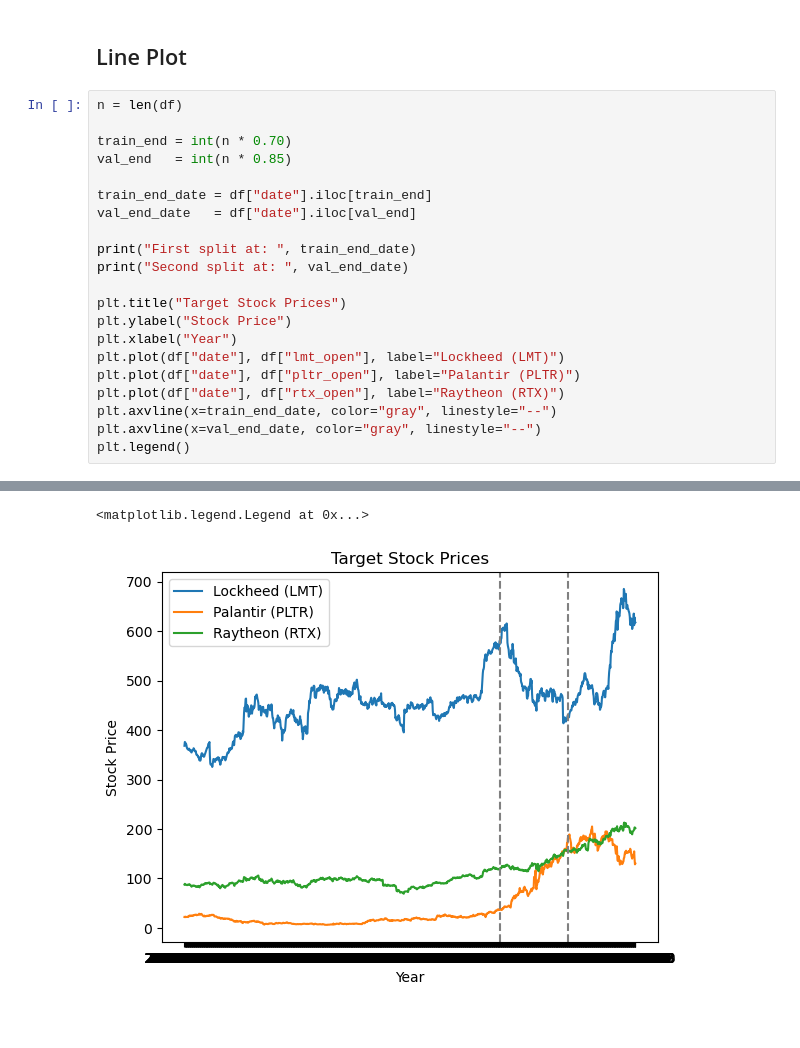
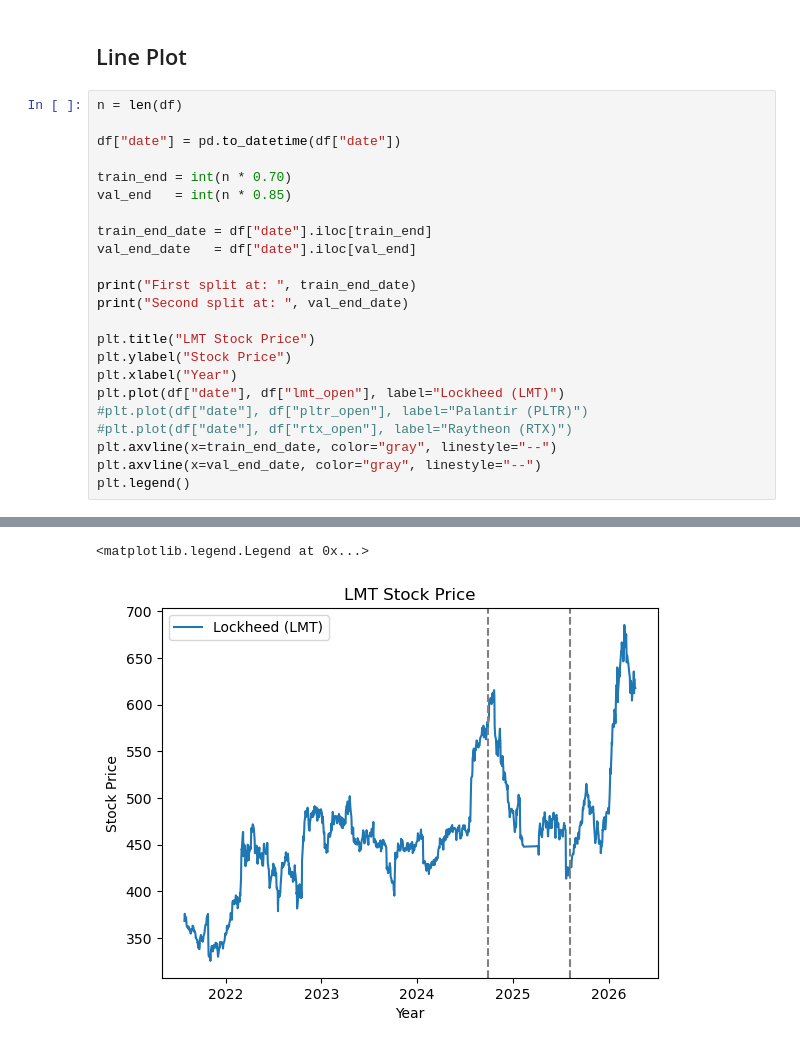
Before and after one commit to GrantThurman/stock-price-predictor, a Jupyter notebook: plots.ipynb, the cells around one changed output, grey strips where cells are left out. Saved outputs shown, nothing was run; the diff lists cells and outputs as text.

Commit message:
Update plots
Small changes to plots in order to use them in our blog

```diff
--- a/plots.ipynb
+++ b/plots.ipynb
@@ -44,6 +44,8 @@ plt.show()
 ## Line Plot
 # %%
 n = len(df)
+
+df["date"] = pd.to_datetime(df["date"])
 
 train_end = int(n * 0.70)
 val_end   = int(n * 0.85)
@@ -54,12 +56,12 @@ val_end_date   = df["date"].iloc[val_end]
 print("First split at: ", train_end_date)
 print("Second split at: ", val_end_date)
 
-plt.title("Target Stock Prices")
+plt.title("LMT Stock Price")
 plt.ylabel("Stock Price")
 plt.xlabel("Year")
 plt.plot(df["date"], df["lmt_open"], label="Lockheed (LMT)")
-plt.plot(df["date"], df["pltr_open"], label="Palantir (PLTR)")
-plt.plot(df["date"], df["rtx_open"], label="Raytheon (RTX)")
+#plt.plot(df["date"], df["pltr_open"], label="Palantir (PLTR)")
+#plt.plot(df["date"], df["rtx_open"], label="Raytheon (RTX)")
 plt.axvline(x=train_end_date, color="gray", linestyle="--")
 plt.axvline(x=val_end_date, color="gray", linestyle="--")
 plt.legend()
@@ -69,2 +71,2 @@ Second split at:  2025-08-07
 <matplotlib.legend.Legend at 0x...>
-[figure, old version]
+[figure, new version]
```
Also changed, not shown: parts of 2 cells of this notebook.
